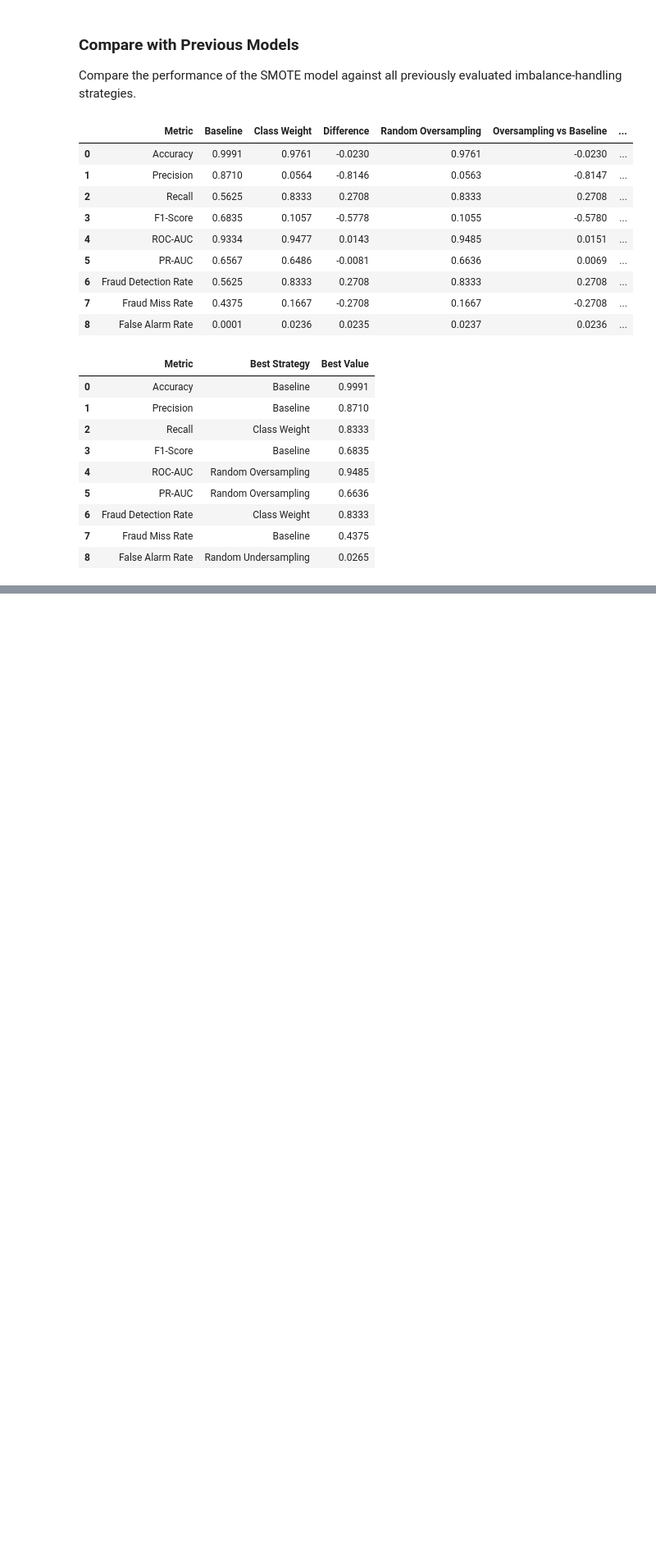
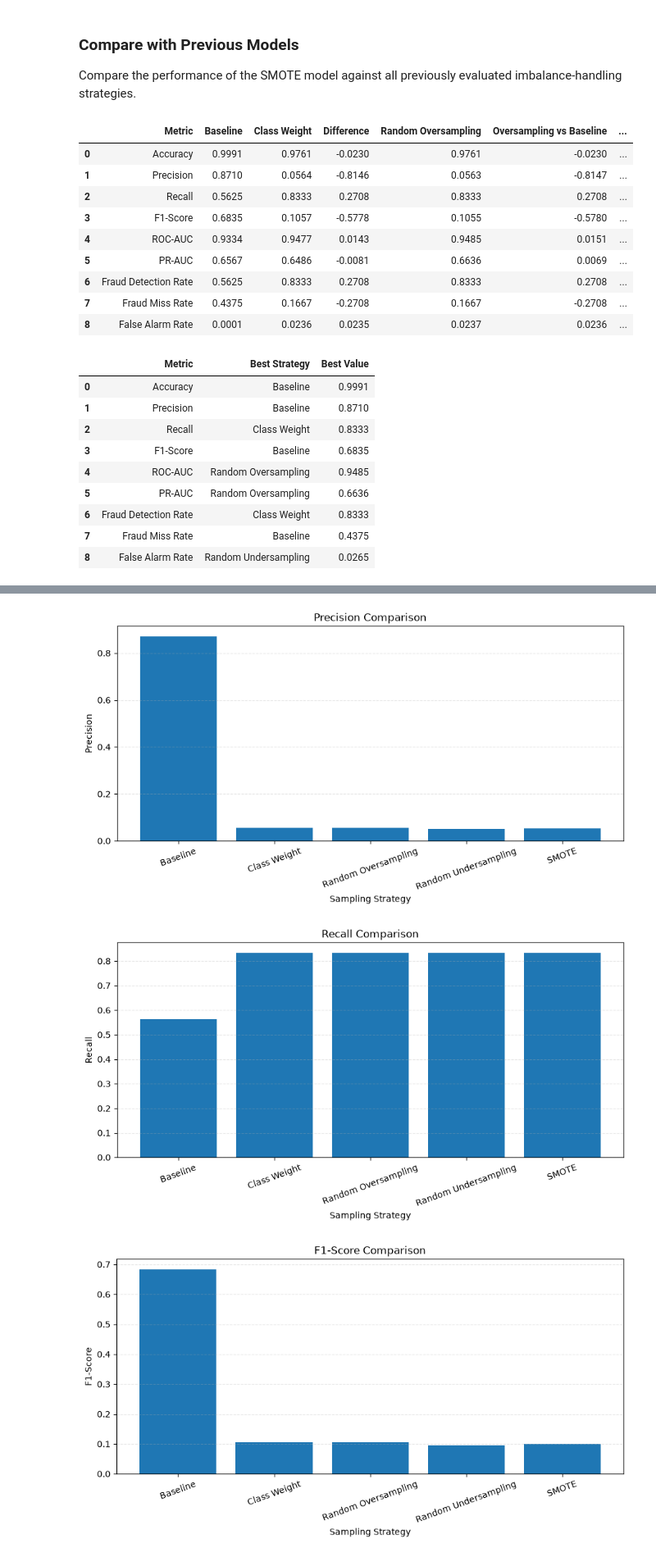
Before and after one commit to annnuspeaks/fraud-detection-system, a Jupyter notebook: notebooks/07_baseline_model.ipynb, the cells around one changed output, grey strips where cells are left out. Shown at 82% size. Drawn from its saved outputs; the diff is of its cells as text; code cells hidden in the pictures; blank space fills up the shorter version.

```diff
--- a/notebooks/07_baseline_model.ipynb
+++ b/notebooks/07_baseline_model.ipynb
@@ -2398,0 +2581,51 @@ leader_table
+# %%
+import matplotlib.pyplot as plt
+
+metrics = [
+    "Precision",
+    "Recall",
+    "F1-Score",
+    "ROC-AUC",
+    "PR-AUC",
+]
+
+strategy_columns = [
+    "Baseline",
+    "Class Weight",
+    "Random Oversampling",
+    "Random Undersampling",
+    "SMOTE",
+]
+
+for metric in metrics:
+
+    metric_values = comparison_table.loc[
+        comparison_table["Metric"] == metric,
+        strategy_columns
+    ].T
+
+    # Rename single column
+    metric_values.columns = [metric]
+
+    plt.figure(figsize=(9, 5))
+
+    plt.bar(
+        metric_values.index,
+        metric_values[metric]
+    )
+
+    plt.title(f"{metric} Comparison")
+    plt.xlabel("Sampling Strategy")
+    plt.ylabel(metric)
+
+    plt.grid(axis="y", linestyle="--", alpha=0.3)
+
+    plt.xticks(rotation=20)
+
+    plt.tight_layout()
+
+    plt.show()
+# %% [output]
+[figure, added]
+[figure, added]
+[figure, added]
```
Also changed, not shown: parts of 36 cells of this notebook, 6 other files.
